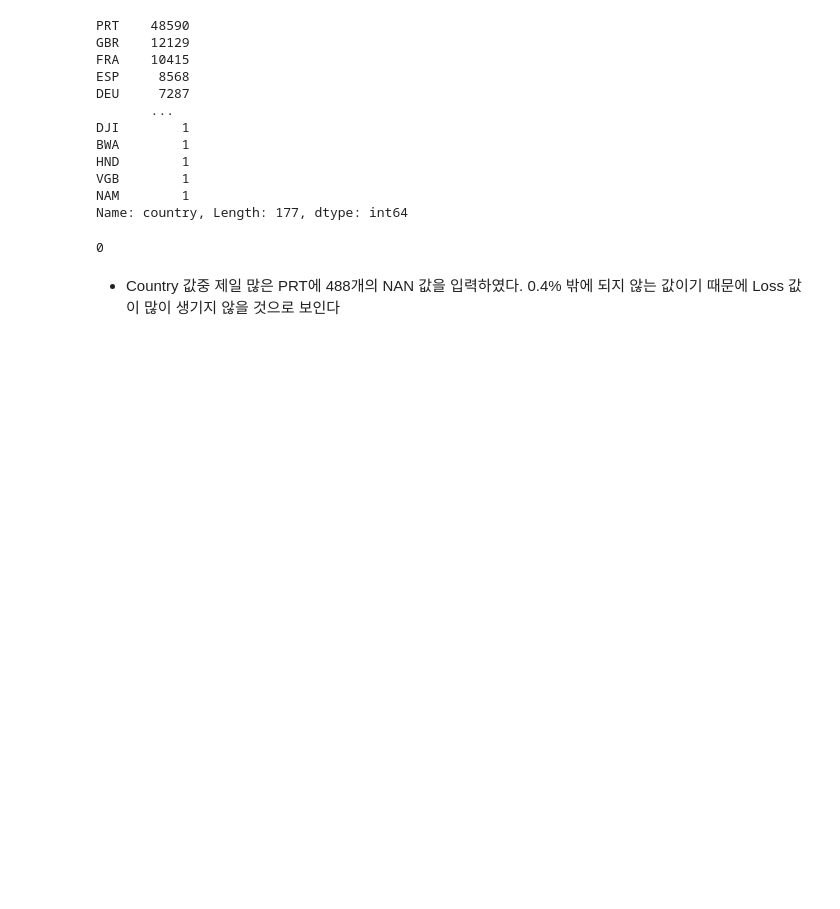
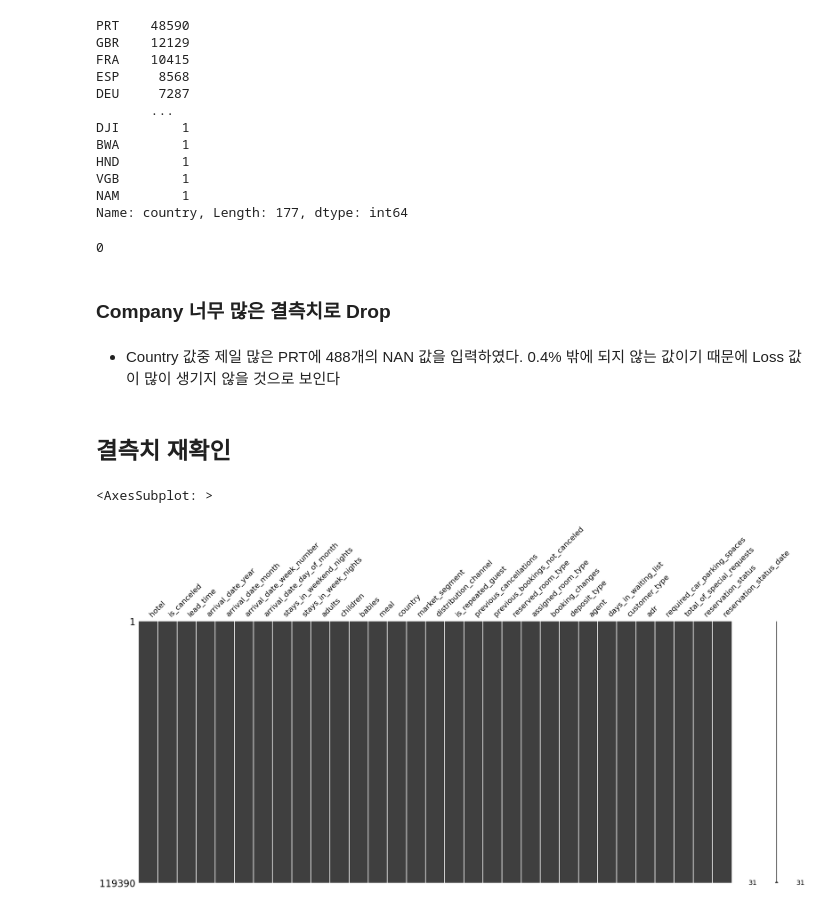
Before and after one commit to ManuSong/Hotel-Demand-MiniProject, a Jupyter notebook: hotel-demand.ipynb, the cells around one changed output. Drawn from its saved outputs; the diff is of its cells as text; code cells hidden in the pictures; blank space fills up the shorter version.

```diff
--- a/hotel-demand.ipynb
+++ b/hotel-demand.ipynb
@@ -181,5 +201,16 @@ df['country'].fillna("PRT", inplace=True)
 df['country'].isna().sum()
 # %% [output]
 0
+# %% [markdown]
+### Company 너무 많은 결측치로 Drop
+# %%
+df.drop(columns='company', axis=1, inplace=True)
 # %% [markdown]
 - Country 값중 제일 많은 PRT에 488개의 NAN 값을 입력하였다. 0.4% 밖에 되지 않는 값이기 때문에 Loss 값이 많이 생기지 않을 것으로 보인다
+# %% [markdown]
+## 결측치 재확인
+# %%
+msno.matrix(df=df)
+# %% [output]
+<AxesSubplot: >
+[figure, added]
```
Also changed, not shown: parts of 14 cells of this notebook.
